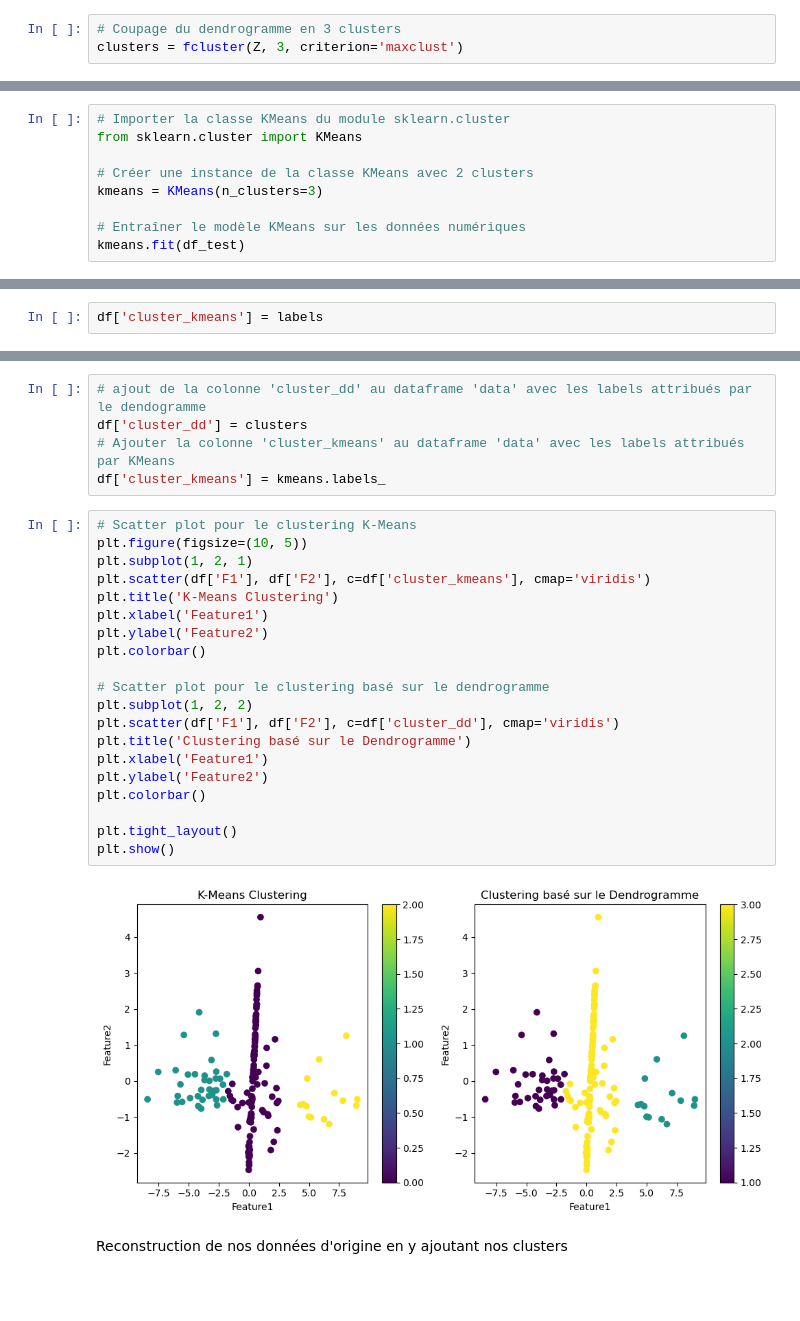
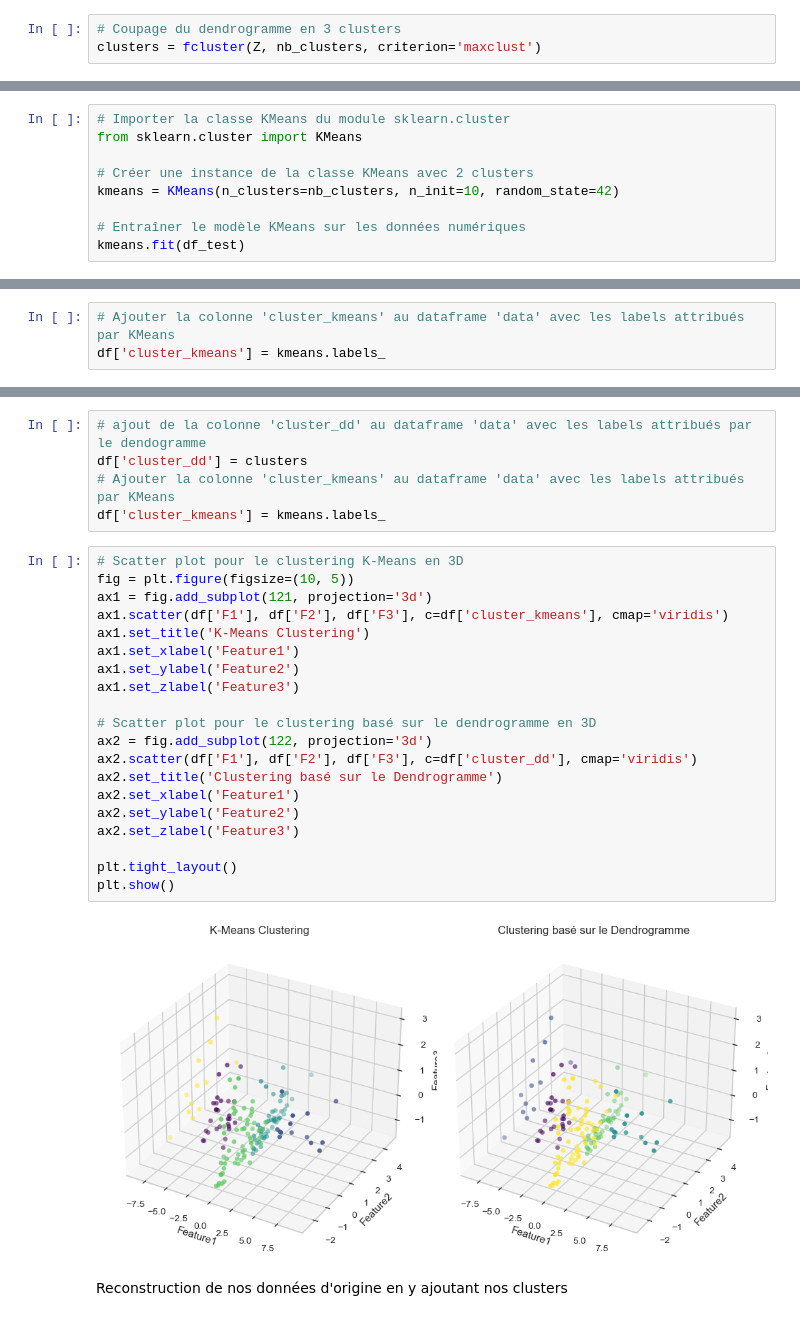
Before and after one commit to AntoineJBQ/Projet-9---Produisez-une--etude-de-marche--avec-Python, a Jupyter notebook: NOTEBOOK/clustering_visualisations.ipynb, the cells around one changed output, grey strips where cells are left out. Cells and saved outputs as stored; diff of their text form; blank space fills up the shorter version.

```diff
--- a/NOTEBOOK/clustering_visualisations.ipynb
+++ b/NOTEBOOK/clustering_visualisations.ipynb
@@ -267,6 +331,6 @@ plt.show()
 # %%
 # Coupage du dendrogramme en 3 clusters
-clusters = fcluster(Z, 3, criterion='maxclust')
+clusters = fcluster(Z, nb_clusters, criterion='maxclust')
 # %% [markdown]
 # VI.Kmeans
 # %%
@@ -328,7 +392,7 @@ Le nombre optimal de clusters est généralement celui qui donne le score de sil
 from sklearn.cluster import KMeans
 
 # Créer une instance de la classe KMeans avec 2 clusters
-kmeans = KMeans(n_clusters=3)
+kmeans = KMeans(n_clusters=nb_clusters, n_init=10, random_state=42)
 
 # Entraîner le modèle KMeans sur les données numériques
 kmeans.fit(df_test)
@@ -345,3 +409,4 @@ array([0, 0, 0, 0, 1])
-# %%
-df['cluster_kmeans'] = labels
+# %%
+# Ajouter la colonne 'cluster_kmeans' au dataframe 'data' avec les labels attribués par KMeans
+df['cluster_kmeans'] = kmeans.labels_
 # %%
@@ -391,27 +471,27 @@ df['cluster_dd'] = clusters
 # Ajouter la colonne 'cluster_kmeans' au dataframe 'data' avec les labels attribués par KMeans
 df['cluster_kmeans'] = kmeans.labels_
 # %%
-# Scatter plot pour le clustering K-Means
-plt.figure(figsize=(10, 5))
-plt.subplot(1, 2, 1)
-plt.scatter(df['F1'], df['F2'], c=df['cluster_kmeans'], cmap='viridis')
-plt.title('K-Means Clustering')
-plt.xlabel('Feature1')
-plt.ylabel('Feature2')
-plt.colorbar()
+# Scatter plot pour le clustering K-Means en 3D
+fig = plt.figure(figsize=(10, 5))
+ax1 = fig.add_subplot(121, projection='3d')
+ax1.scatter(df['F1'], df['F2'], df['F3'], c=df['cluster_kmeans'], cmap='viridis')
+ax1.set_title('K-Means Clustering')
+ax1.set_xlabel('Feature1')
+ax1.set_ylabel('Feature2')
+ax1.set_zlabel('Feature3')
 
-# Scatter plot pour le clustering basé sur le dendrogramme
-plt.subplot(1, 2, 2)
-plt.scatter(df['F1'], df['F2'], c=df['cluster_dd'], cmap='viridis')
-plt.title('Clustering basé sur le Dendrogramme')
-plt.xlabel('Feature1')
-plt.ylabel('Feature2')
-plt.colorbar()
+# Scatter plot pour le clustering basé sur le dendrogramme en 3D
+ax2 = fig.add_subplot(122, projection='3d')
+ax2.scatter(df['F1'], df['F2'], df['F3'], c=df['cluster_dd'], cmap='viridis')
+ax2.set_title('Clustering basé sur le Dendrogramme')
+ax2.set_xlabel('Feature1')
+ax2.set_ylabel('Feature2')
+ax2.set_zlabel('Feature3')
 
 plt.tight_layout()
 plt.show()
 # %% [output]
-[figure, old version]
+[figure, new version]
 # %% [markdown]
 Reconstruction de nos données d'origine en y ajoutant nos clusters
 # %%
```
Also changed, not shown: parts of 43 cells of this notebook.
